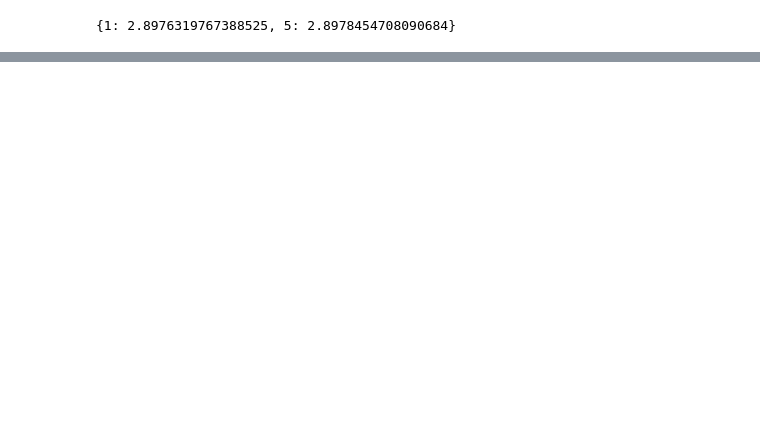
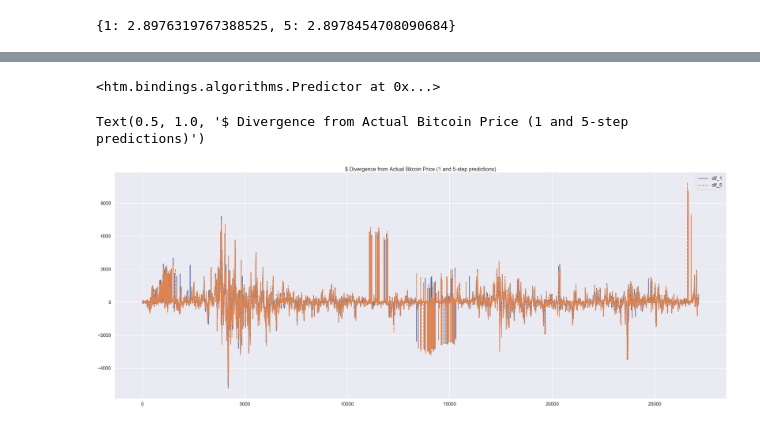
Before and after one commit to mcleverley/htm_workshop, a Jupyter notebook: crypto_time.ipynb, the cells around one changed output, grey strips where cells are left out. Cells and saved outputs as stored; diff of their text form; code cells hidden in the pictures; blank space fills up the shorter version.

```diff
--- a/crypto_time.ipynb
+++ b/crypto_time.ipynb
@@ -432,0 +501,4 @@ what's the... i did, didn't i?
+# %%
+predictor.infer
+# %% [output]
+<htm.bindings.algorithms.Predictor at 0x...>
@@ -433,3 +507,22 @@ what's the... i did, didn't i?
+# %%
+import pandas as pd
+import seaborn as sns
+import operator
+
+sns.set(rc={'figure.figsize':(30,19)})
+dif_1 = list(map(operator.sub, inputs, predictions[1]))
+dif_5 = list(map(operator.sub, inputs, predictions[5]))
+
+# d = pd.DataFrame({'time_1': predictions[1], 'time_5': predictions[5], 'actual': inputs})
+d = pd.DataFrame({'time_1': predictions[1], 'time_5': predictions[5], 'actual': inputs})
+d = pd.DataFrame({'dif_1': dif_1, 'dif_5': dif_5})
+# df['difference'] = df['time_5']-df['time_1']
+sns.set(rc={'figure.figsize':(50,19)})
+sns.set_context('poster')
+sns.lineplot(data=d).set_title('$ Divergence from Actual Bitcoin Price (1 and 5-step predictions)')
+# %% [output]
+Text(0.5, 1.0, '$ Divergence from Actual Bitcoin Price (1 and 5-step predictions)')
+[figure, added]
 # %%
 df.iloc[0]['date']
 # %% [output]
```
Also changed, not shown: parts of 27 cells of this notebook, 1 other file.
